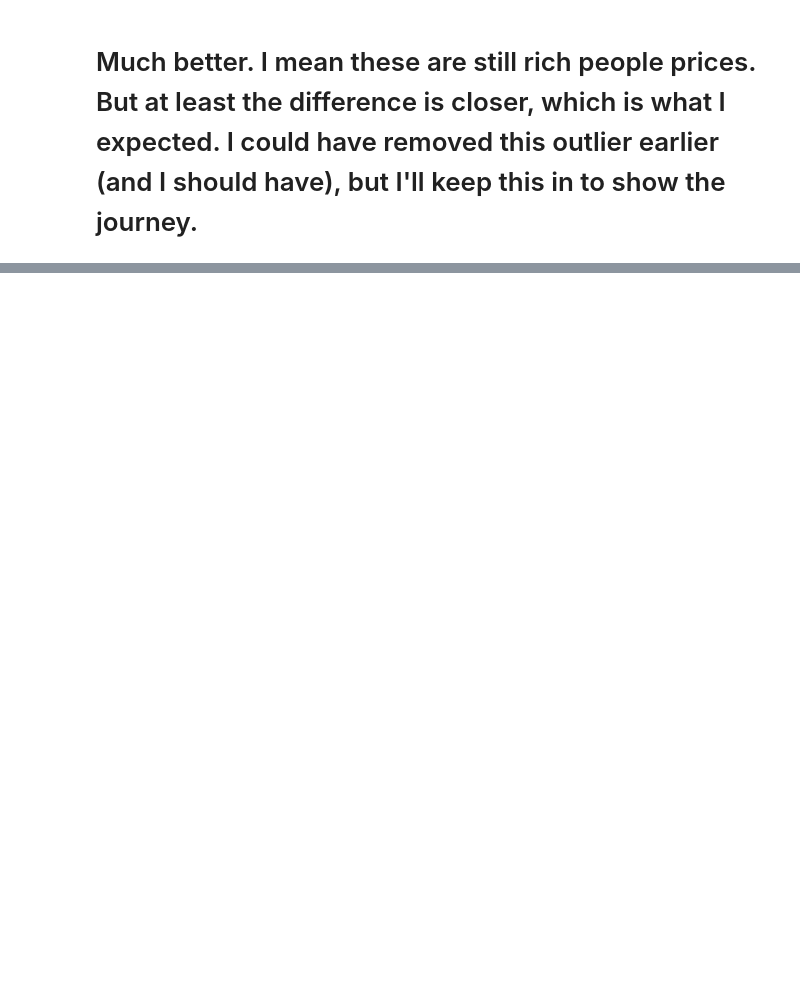
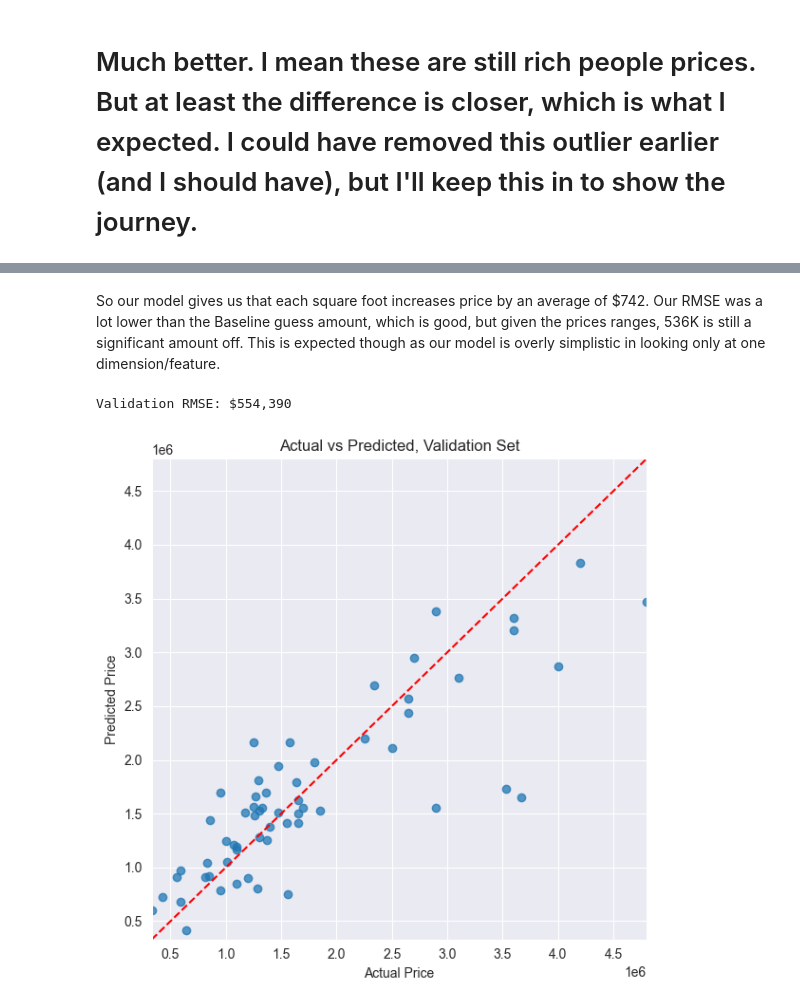
Before and after one commit to Alex-Astralis/MAT345, a Jupyter notebook: PR1/Alex_Herrera_MAT345_Project1.ipynb, the cells around one changed output, grey strips where cells are left out. Cells and saved outputs as stored; diff of their text form; code cells hidden in the pictures; blank space fills up the shorter version.

```diff
--- a/PR1/Alex_Herrera_MAT345_Project1.ipynb
+++ b/PR1/Alex_Herrera_MAT345_Project1.ipynb
@@ -232,0 +328,22 @@ Fail to reject H0: No significant evidence Bellevue is cheaper than Redmond (p=0
+# %% [markdown]
+So our model gives us that each square foot increases price by an average of $742. Our RMSE was a lot lower than the Baseline guess amount, which is good, but given the prices ranges, 536K is still a significant amount off. This is expected though as our model is overly simplistic in looking only at one dimension/feature.
+# %%
+validation_rmse = rmse(y_test, y_hat)
+y_hat = predict_line(b0, b1, x_test)
+print(f"Validation RMSE: ${validation_rmse:,.0f}")
+
+plt.figure(figsize=(6,6))
+plt.scatter(y_test, y_hat, alpha=0.75)
+lims = [min(y_test.min(), y_hat.min()), max(y_test.max(), y_hat.max())]
+plt.plot(lims, lims, "r--", linewidth=1.5)  # perfect prediction line
+plt.xlim(lims); plt.ylim(lims)
+plt.xlabel("Actual Price")
+plt.ylabel("Predicted Price")
+plt.title("Actual vs Predicted, Validation Set")
+plt.tight_layout()
+plt.show()
+
+num_bins = 10
+# %% [output]
+Validation RMSE: $554,390
+[figure, added]
```
Also changed, not shown: parts of 14 cells of this notebook.
